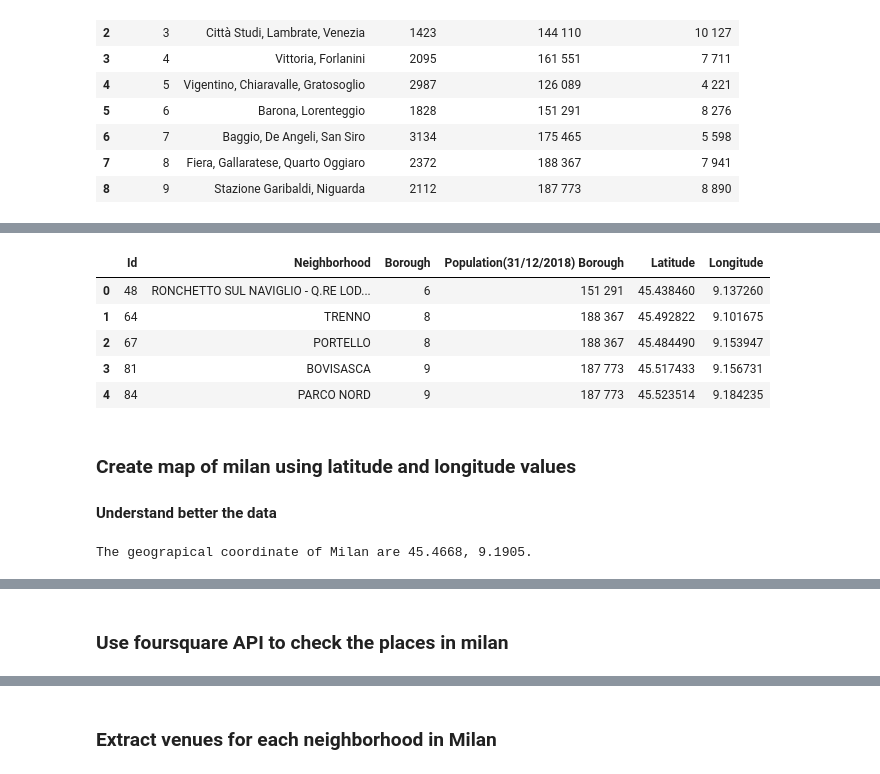
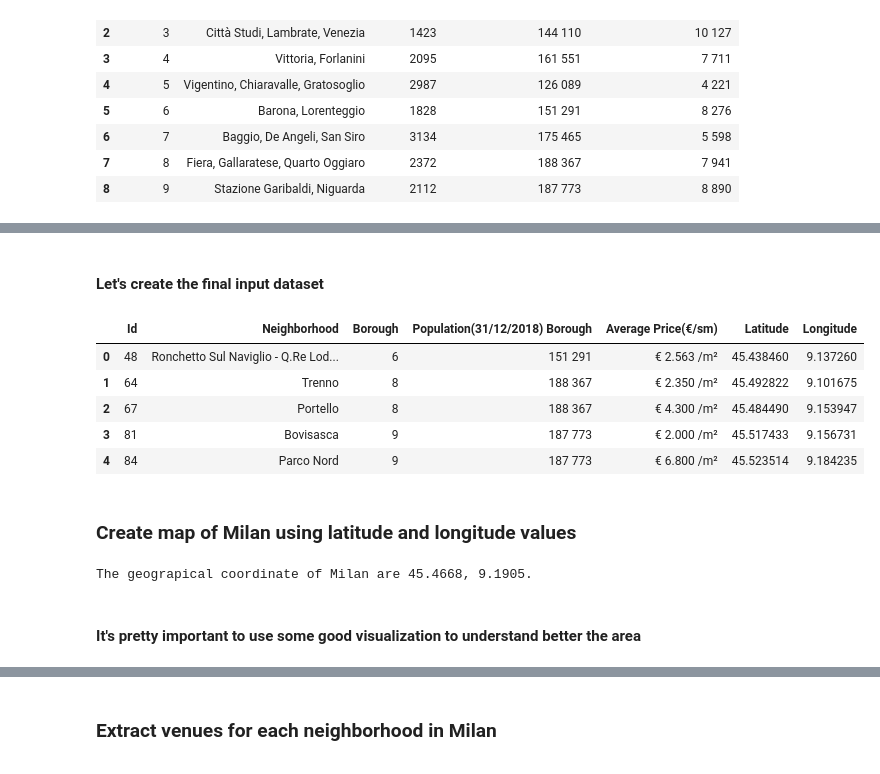
Before and after one commit to lazzarusd/Coursera_Capstone, a Jupyter notebook: The_Battle_of_Neighborhoods.ipynb, the cells around one changed output, grey strips where cells are left out. Saved outputs shown, nothing was run; the diff lists cells and outputs as text; code cells hidden in the pictures.

```diff
--- a/The_Battle_of_Neighborhoods.ipynb
+++ b/The_Battle_of_Neighborhoods.ipynb
@@ -109,6 +125,6 @@ milan_borough_wiki
 # %%
 url = 'https://raw.githubusercontent.com/lazzarusd/Coursera_Capstone/master/file/Milano_Municipi_NIL.csv'
 milan_borough = pd.read_csv(url)
-milan_borough.rename(columns={"NIL": "Neighborhood", "Municipio": "Borough"}, inplace=True)
+milan_borough.rename(columns={"Num_NIL": "Num_Neighborhood", "NIL": "Neighborhood", "Municipio": "Borough", "prezzo_mq": "Average_price_sm"}, inplace=True)
 milan_borough.head()
 # %% [output]
@@ -146,5 +165,6 @@ milan_neighborhood_geodf.head()
 # %%
 milan_neighborhood = milan_neighborhood_geodf[['ID_NIL', 'NIL']].copy()
 milan_neighborhood.columns = ('Id', 'Neighborhood')
+milan_neighborhood['Neighborhood'] = milan_neighborhood['Neighborhood'].str.title()
 milan_neighborhood.tail()
 # %% [output]
@@ -192,34 +211,36 @@ milan_borough.head()
+# %% [markdown]
+#### Let's create the final input dataset
 # %%
 new_list = []
 
 for ind1, neighborhood in milan_neighborhood.iterrows():
     for ind2, borough in milan_borough.iterrows():
         s1 = neighborhood[["Neighborhood"]].item().lower().partition(' - ')[0]
         s2 = borough[["Neighborhood"]].item().lower()
 #         print(str(type(s1)) + ": " + s1 + " # " + str(type(s2)) + ": " + s2)
         if s1 in s2:
             frame = {'Id': neighborhood[["Id"]].item(),
                      'Neighborhood': neighborhood[["Neighborhood"]].item(),
                      'Borough': borough[["Borough"]].item(),
                      'Population(31/12/2018) Borough': borough[["Population(31/12/2018)"]].item(),
+                     'Average Price(€/sm)': borough[["Average_price_sm"]].item(),
                      'Latitude': neighborhood[["Latitude"]].item(),
                      'Longitude': neighborhood[["Longitude"]].item()
                     }
             new_list.append(frame)
 
-cn = ['Id', 'Neighborhood', 'Borough', 'Population(31/12/2018) Borough', 'Latitude', 'Longitude']
+cn = ['Id', 'Neighborhood', 'Borough', 'Population(31/12/2018) Borough', 'Average Price(€/sm)', 'Latitude', 'Longitude']
 df_milan_complete = pd.DataFrame(new_list, columns = cn)
 df_milan_complete.head()
 # %% [output]
-|  | Id | Neighborhood | Borough | Population(31/12/2018) Borough | Latitude | Longitude |
-| 0 | 48 | RONCHETTO SUL NAVIGLIO - Q.RE LOD... | 6 | 151 291 | 45.438460 | 9.137260 |
-| 1 | 64 | TRENNO | 8 | 188 367 | 45.492822 | 9.101675 |
-| 2 | 67 | PORTELLO | 8 | 188 367 | 45.484490 | 9.153947 |
-| 3 | 81 | BOVISASCA | 9 | 187 773 | 45.517433 | 9.156731 |
-| 4 | 84 | PARCO NORD | 9 | 187 773 | 45.523514 | 9.184235 |
+|  | Id | Neighborhood | Borough | Population(31/12/2018) Borough | Average Price(€/sm) | Latitude | Longitude |
+| 0 | 48 | Ronchetto Sul Naviglio - Q.Re Lod... | 6 | 151 291 | € 2.563 /m² | 45.438460 | 9.137260 |
+| 1 | 64 | Trenno | 8 | 188 367 | € 2.350 /m² | 45.492822 | 9.101675 |
+| 2 | 67 | Portello | 8 | 188 367 | € 4.300 /m² | 45.484490 | 9.153947 |
+| 3 | 81 | Bovisasca | 9 | 187 773 | € 2.000 /m² | 45.517433 | 9.156731 |
+| 4 | 84 | Parco Nord | 9 | 187 773 | € 6.800 /m² | 45.523514 | 9.184235 |
 # %% [markdown]
-### Create map of milan using latitude and longitude values
-#### Understand better the data
+### Create map of Milan using latitude and longitude values
 # %%
 address = 'Milan, MI'
 
@@ -230,4 +251,6 @@ longitude = location.longitude
 print('The geograpical coordinate of Milan are {}, {}.'.format(latitude, longitude))
 # %% [output]
 The geograpical coordinate of Milan are 45.4668, 9.1905.
+# %% [markdown]
+#### It's pretty important to use some good visualization to understand better the area
 # %%
@@ -250,5 +273,3 @@ for lat, lng, borough, neighborhood in zip(df_milan_complete['Latitude'], df_mil
 map_milan
 # %% [output]
 [interactive output not drawn]
-# %% [markdown]
-### Use foursquare API to check the places in milan
```
Also changed, not shown: parts of 73 cells of this notebook.
